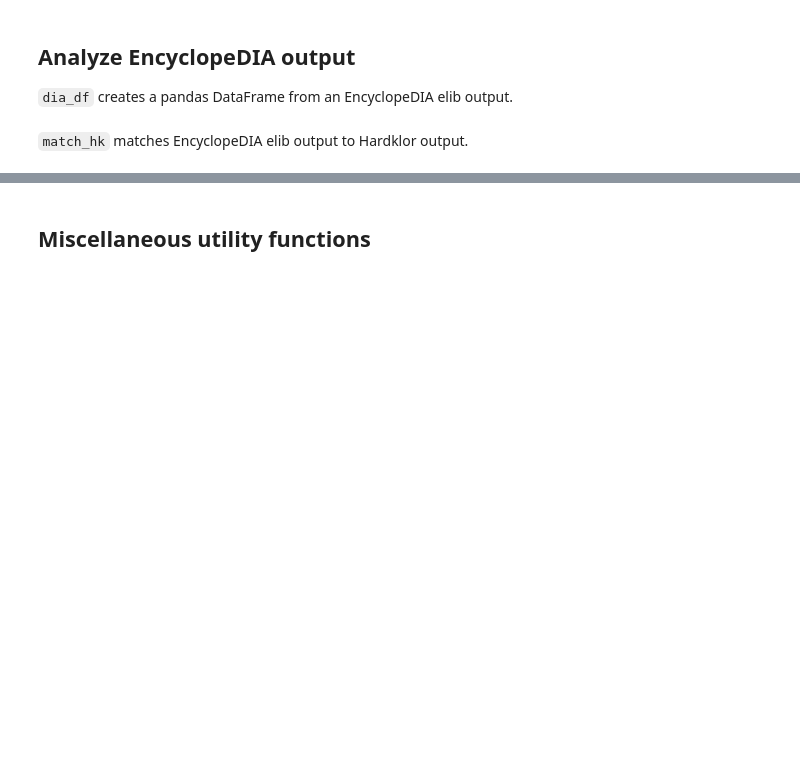
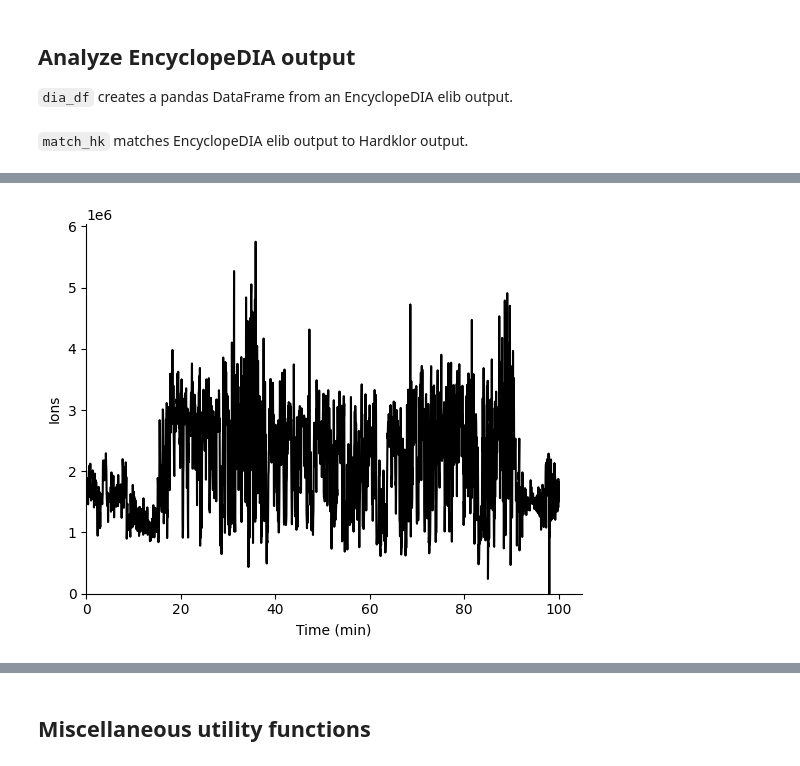
Before and after one commit to dafaivre/msions, a Jupyter notebook: docs/example.ipynb, the cells around one changed output, grey strips where cells are left out. Saved outputs shown, nothing was run; the diff lists cells and outputs as text; code cells hidden in the pictures; blank space fills up the shorter version.

```diff
--- a/docs/example.ipynb
+++ b/docs/example.ipynb
@@ -156,0 +152,4 @@ hk_df["in_encyclo"] = hk_df.apply(encyclo.match_hk, axis=1, other_df=encyclo_df)
+# %%
+msplot.plot_data(ms1_df, data_type="ions")
+# %% [output]
+[figure, added]
```
Also changed, not shown: parts of 25 cells of this notebook, 3 other files.
